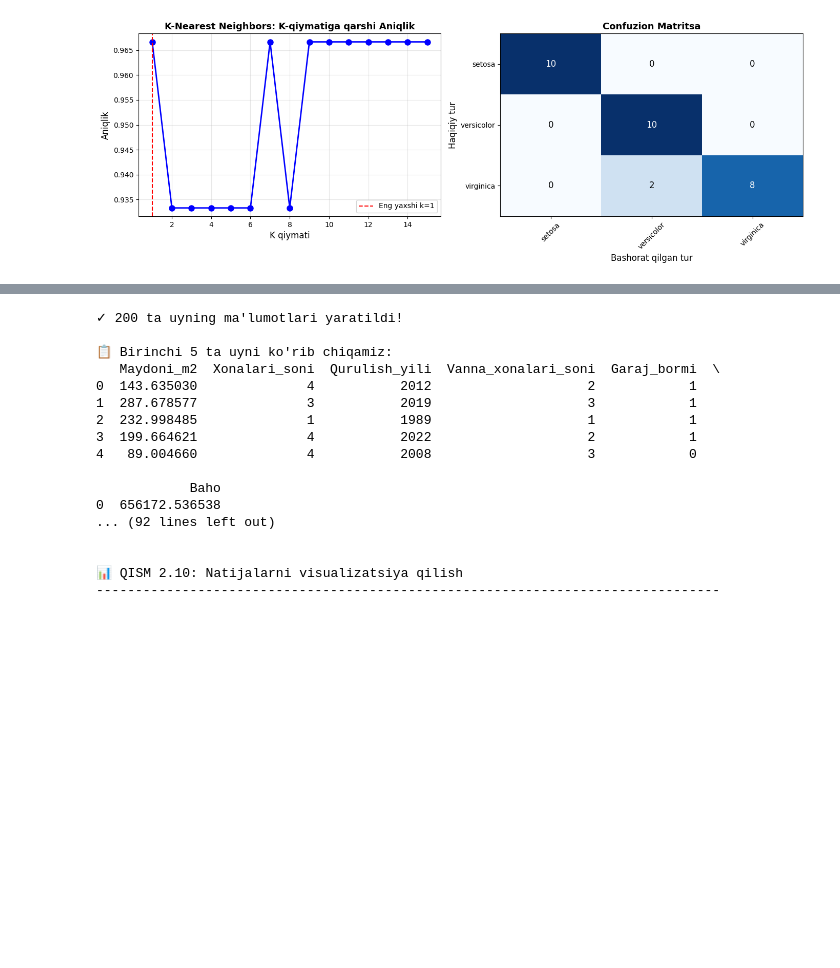
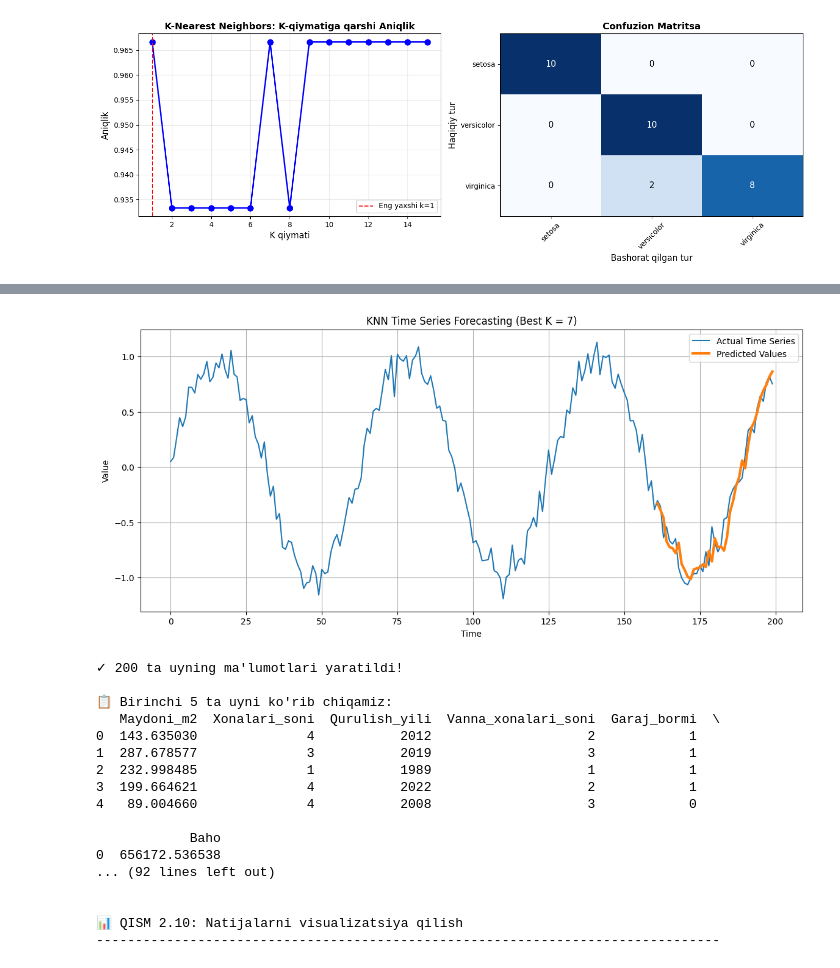
Before and after one commit to fartech00/01, a Jupyter notebook: 2026-KNN.ipynb, the cells around one changed output, grey strips where cells are left out. Saved outputs shown, nothing was run; the diff lists cells and outputs as text; code cells hidden in the pictures; blank space fills up the shorter version.

```diff
--- a/2026-KNN.ipynb
+++ b/2026-KNN.ipynb
@@ -820,3 +972,50 @@ plt.savefig('/tmp/iris_classification.png', dpi=100, bbox_inches='tight')
+# %%
+
+# ==========================================================
+# 7. Train Final Model Using Best K
+# ==========================================================
+
+best_model = KNeighborsRegressor(n_neighbors=best_k)
+
+best_model.fit(X_train, y_train)
+
+# Predictions
+train_predictions = best_model.predict(X_train)
+test_predictions = best_model.predict(X_test)
+
+# ==========================================================
+# 8. Plot Time Series Predictions
+# ==========================================================
+
+plt.figure(figsize=(14,6))
+
+# Actual series
+plt.plot(
+    range(len(series)),
+    series,
+    label='Actual Time Series'
+)
+
+# Plot test predictions
+prediction_x = range(split_index + window_size,
+                     split_index + window_size + len(test_predictions))
+
+plt.plot(
+    prediction_x,
+    test_predictions,
+    linewidth=3,
+    label='Predicted Values'
+)
+
+plt.xlabel("Time")
+plt.ylabel("Value")
+plt.title(f"KNN Time Series Forecasting (Best K = {best_k})")
+plt.legend()
+plt.grid(True)
+
+plt.show()
+# %% [output]
+[figure, added]
 # %%
 
 # ================================================================
```
Also changed, not shown: parts of 5 cells of this notebook.
